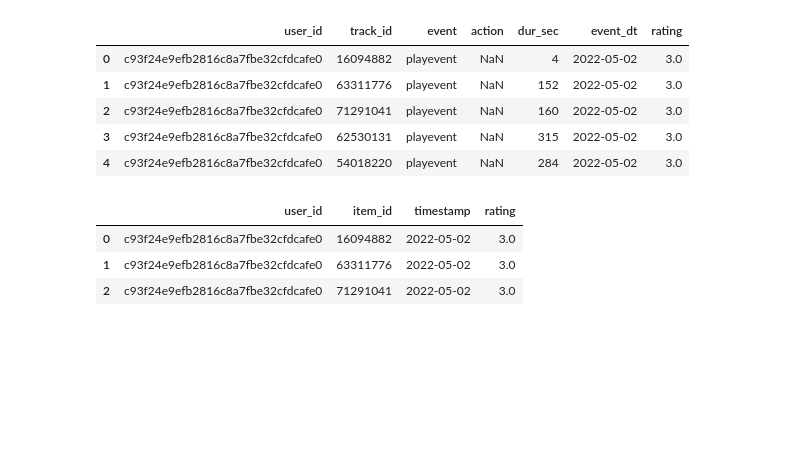
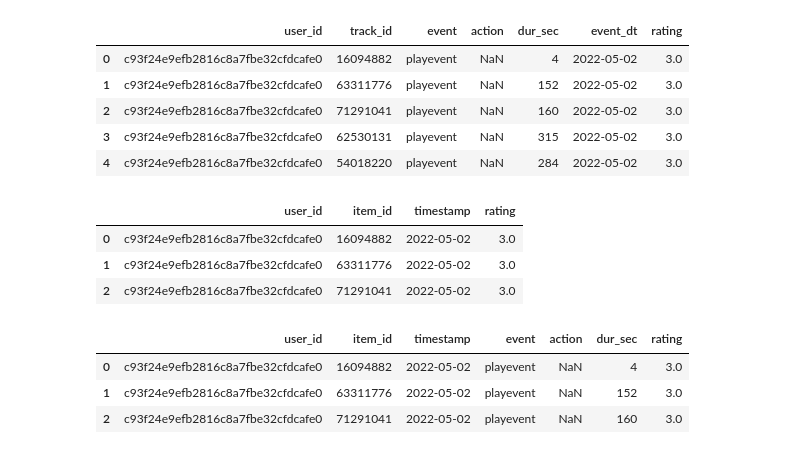
Before and after one commit to monkey0head/RePlay_cql, a Jupyter notebook: replay/models/rl/experiments/sberzvuk.ipynb, the cells around one changed output. Drawn from its saved outputs; the diff is of its cells as text; code cells hidden in the pictures; blank space fills up the shorter version.

```diff
--- a/replay/models/rl/experiments/sberzvuk.ipynb
+++ b/replay/models/rl/experiments/sberzvuk.ipynb
@@ -407,3 +407,11 @@ ds_ratings.head(3)
 # %%
 cache_path = data_path.parent / 'cache'
 ds_ratings.to_csv(cache_path / 'ratings.csv')
+# %%
+ds_small[['user_id', 'item_id', 'timestamp', 'event', 'action', 'dur_sec',
+       'rating']].head(3)
+# %% [output]
+|  | user_id | item_id | timestamp | event | action | dur_sec | rating |
+| 0 | c93f24e9efb2816c8a7fbe32cfdcafe0 | 16094882 | 2022-05-02 | playevent | NaN | 4 | 3.0 |
+| 1 | c93f24e9efb2816c8a7fbe32cfdcafe0 | 63311776 | 2022-05-02 | playevent | NaN | 152 | 3.0 |
+| 2 | c93f24e9efb2816c8a7fbe32cfdcafe0 | 71291041 | 2022-05-02 | playevent | NaN | 160 | 3.0 |
```
Also changed, not shown: parts of 1 cell of this notebook.
